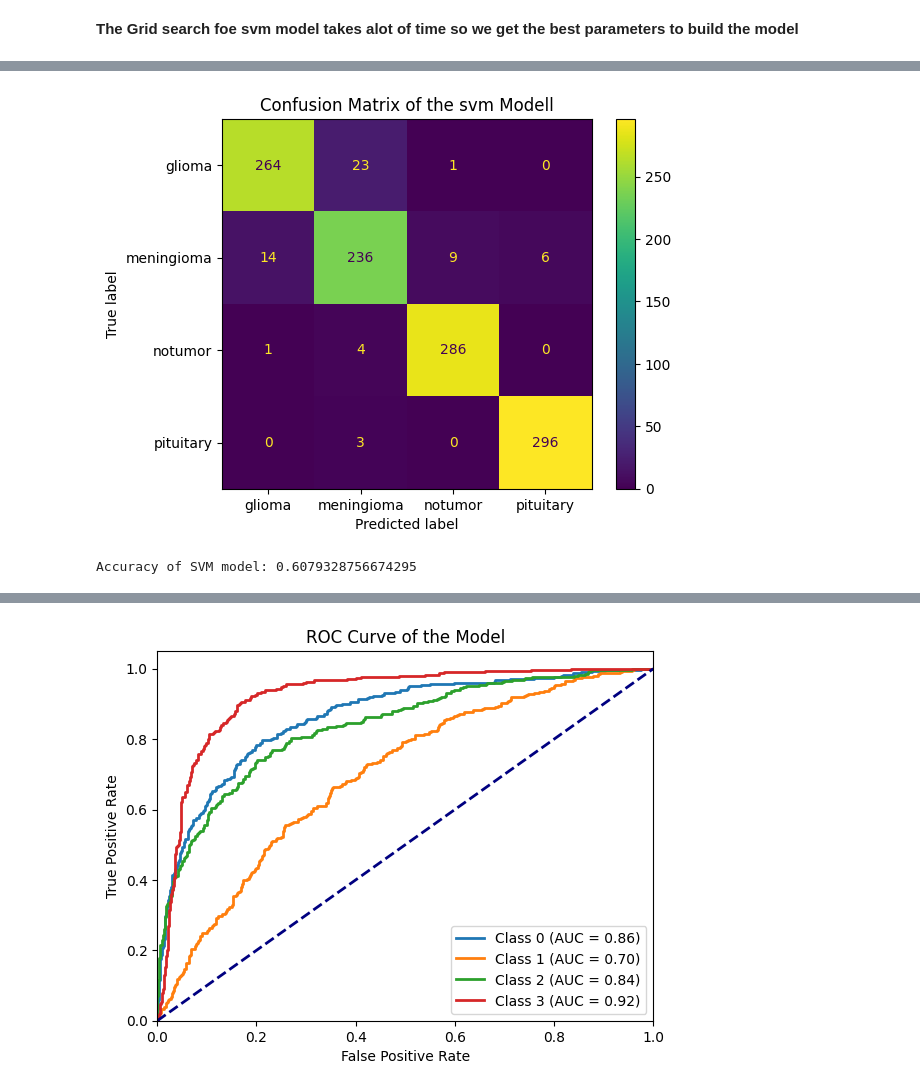
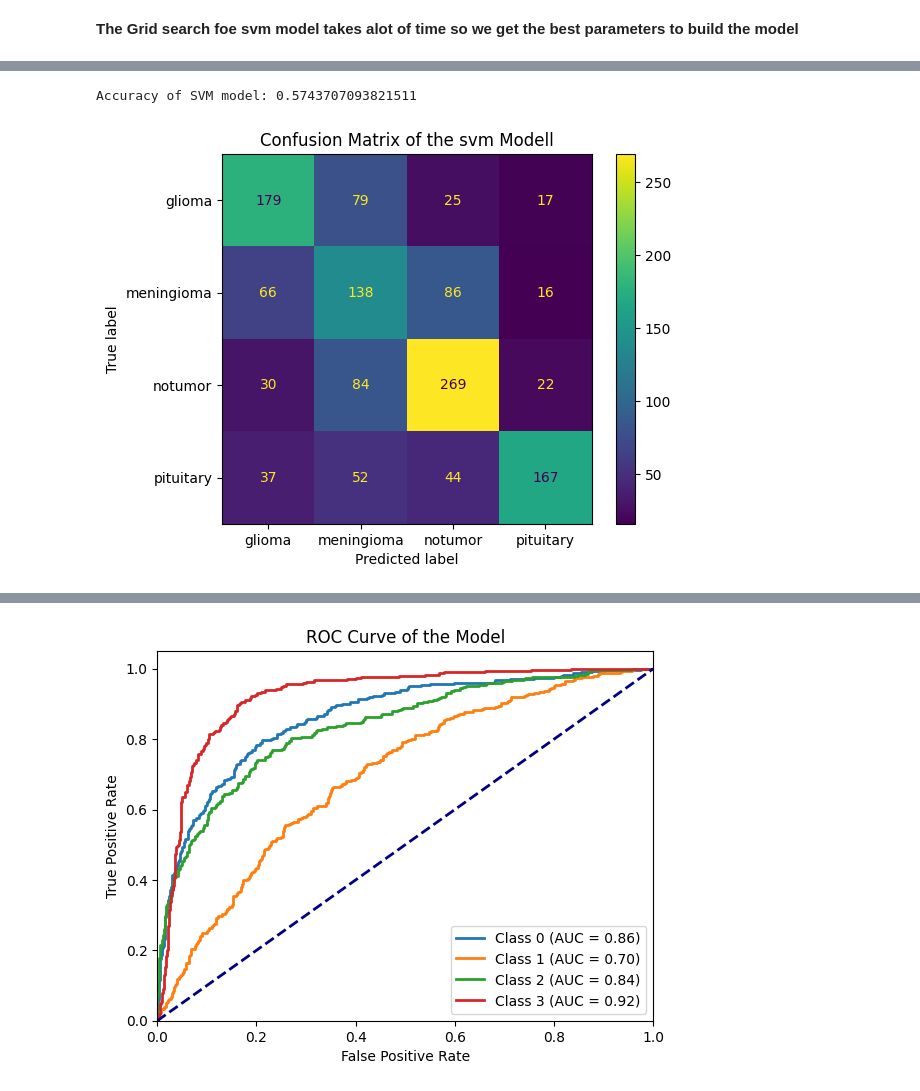
Before and after one commit to bassantmedhat/Brain-Tumor-Classification, a Jupyter notebook: Model_updated.ipynb, the cells around one changed output, grey strips where cells are left out. Cells and saved outputs as stored; diff of their text form; code cells hidden in the pictures.

```diff
--- a/Model_updated.ipynb
+++ b/Model_updated.ipynb
@@ -410,7 +410,7 @@ plt.show()
 [figure]
 # %%
 # train with knn model
-knn = KNeighborsClassifier(n_neighbors=best_k)
+knn = KNeighborsClassifier(n_neighbors=1)
 knn.fit(X_train,y_train)
 
 y_pred_knn = knn.predict(X_val)
@@ -512,27 +516,26 @@ Validation accuracy:0.947
-# %%
-cm_display = metrics.ConfusionMatrixDisplay(confusion_matrix = cm_svm, display_labels =['glioma', 'meningioma', 'notumor', 'pituitary'])
-
-cm_display.plot()
-plt.title("Confusion Matrix of the svm Modell")
-plt.show()
-# %% [output]
-[figure, removed]
 # %%
 # test data swm model
-svm = SVC(C=1,probability=True)
+svm = SVC(C=10,probability=True)
 svm.fit(X_train,y_train)
 
 y_pred_svm = svm.predict(X_test_pca)
 accuracy_svm = accuracy_score(y_test, y_pred_svm)
 
-val_svm = r2_score(y_test, y_pred_svm)*100
+test_svm = r2_score(y_test, y_pred_svm)*100
 
 print("Accuracy of SVM model:", accuracy_svm)
 cm_svm = confusion_matrix(y_test,y_pred_svm)
 
 
 
 recall_svm = cm_svm[0][0]/(cm_svm[0][0] +cm_svm[0][1])
 precision_svm= cm_svm[0][0]/(cm_svm[0][0]+cm_svm[1][1])
+
+cm_display = metrics.ConfusionMatrixDisplay(confusion_matrix = cm_svm, display_labels =['glioma', 'meningioma', 'notumor', 'pituitary'])
+
+cm_display.plot()
+plt.title("Confusion Matrix of the svm Modell")
+plt.show()
 # %% [output]
-Accuracy of SVM model: 0.6079328756674295
+Accuracy of SVM model: 0.5743707093821511
+[figure, added]
```
Also changed, not shown: parts of 14 cells of this notebook.
